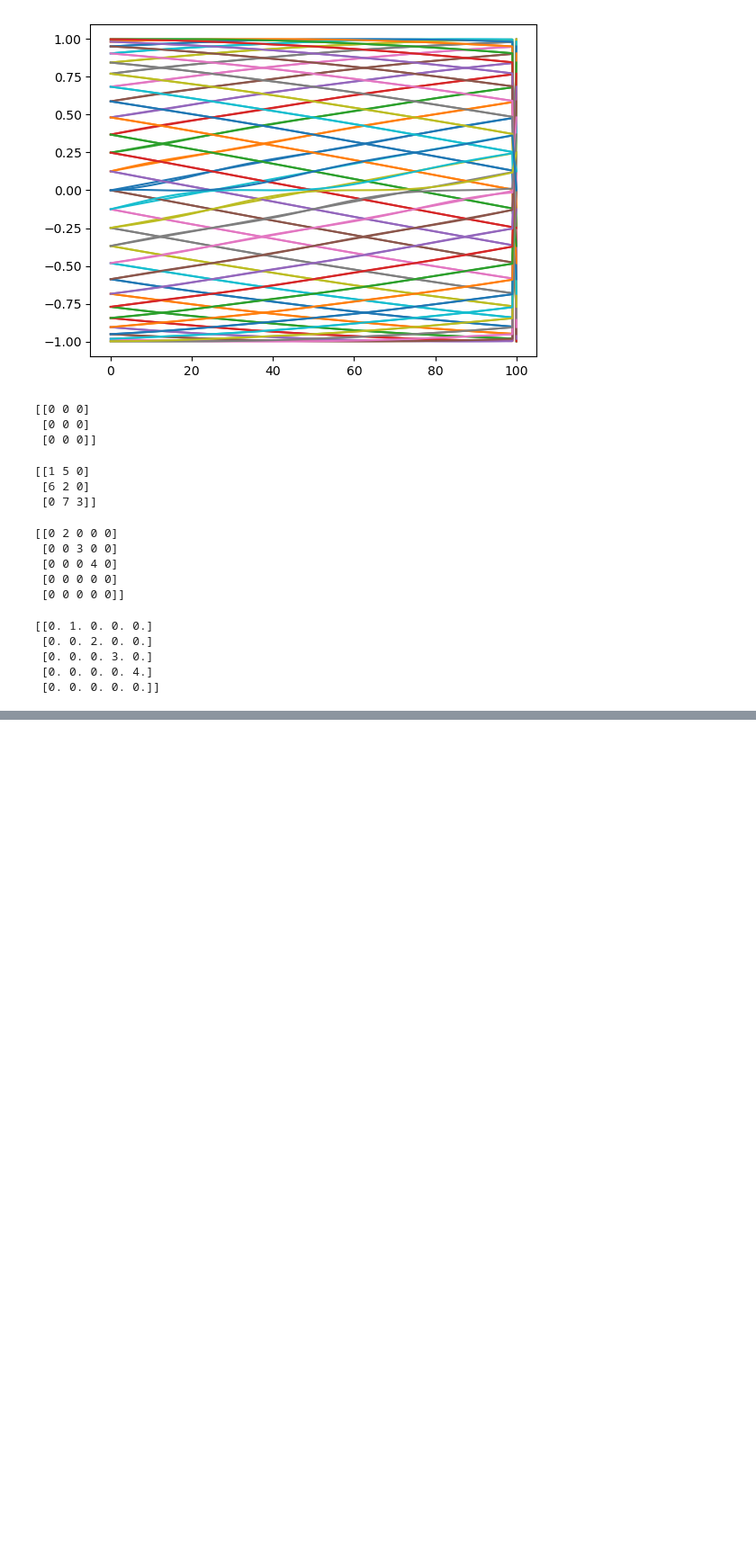
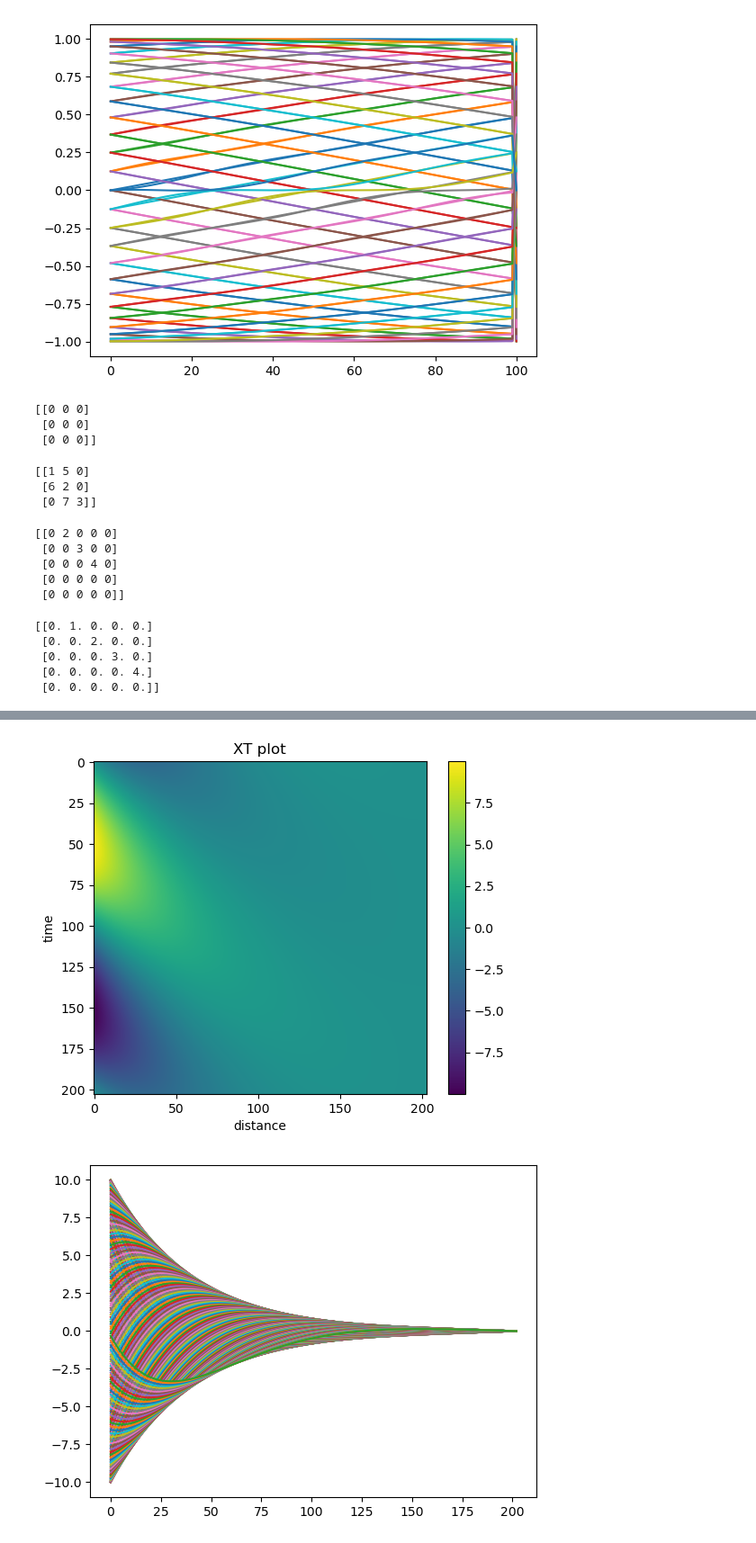
Before and after one commit to gabersyd/PyDBD, a Jupyter notebook: harmonicBalanceTest/HB2.ipynb, the cells around one changed output, grey strips where cells are left out. Shown at 90% size. Saved outputs shown, nothing was run; the diff lists cells and outputs as text; code cells hidden in the pictures; blank space fills up the shorter version.

```diff
--- a/harmonicBalanceTest/HB2.ipynb
+++ b/harmonicBalanceTest/HB2.ipynb
@@ -95,3 +97,27 @@ def divergenceOperator(nn):
+# %%
+def laplacianeOperator(nn):
+    n = (2 * nn + 1) ** 2
+    sparse_matrix = csr_matrix((n, n), dtype=float)
+
+    diagg_up = np.zeros(n - 1)
+    diagg_down = np.zeros(n - 1)
+    diagg_main = np.zeros(n + 1)
+    for a in np.arange(2 * nn + 1):
+        for b in np.arange(2 * nn + 1):
+            strt = 2 * a + a * (2 * nn + 1 - 2)
+            endd = 2 * a + (a + 1) * (2 * nn + 1 - 2)
+            diagg_down[strt:endd] = -1
+            diagg_main[1+strt:1+endd] = 2
+
+    diagg_up[1:] =  diagg_down[:-1]
+
+    diagonal_matrix_up = diags(diagg_up, offsets=1, shape=(n, n), format='csr')
+    diagonal_matrix_down = diags(diagg_down, offsets=-1, shape=(n, n), format='csr')
+    diagonal_matrix_main = diags(diagg_main, offsets=0, shape=(n, n), format='csr')
+    print(diagonal_matrix_main)
+    sparse_matrix = sparse_matrix + diagonal_matrix_up + diagonal_matrix_down + diagonal_matrix_main
+
+    return sparse_matrix
 # %%
 divergenceOperator(50)
 # %% [output]
@@ -371,0 +551,13 @@ print(sparse_matrix.toarray())
+# %%
+plt.imshow(solution)
+plt.colorbar()
+plt.xlabel("distance")
+plt.ylabel("time")
+plt.title("XT plot")
+plt.show()
+for a in np.arange(2*n+1):
+    plt.plot(solution[a,:])
+    #plt.show()
+# %% [output]
+[figure, added]
+[figure, added]
```
Also changed, not shown: parts of 8 cells of this notebook.
